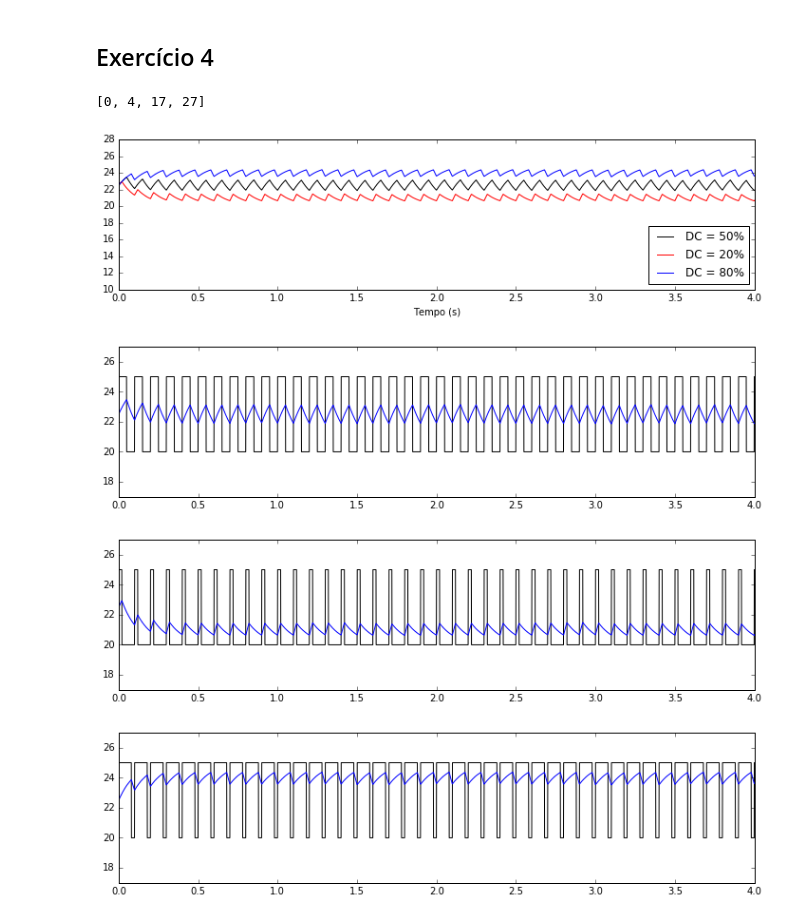
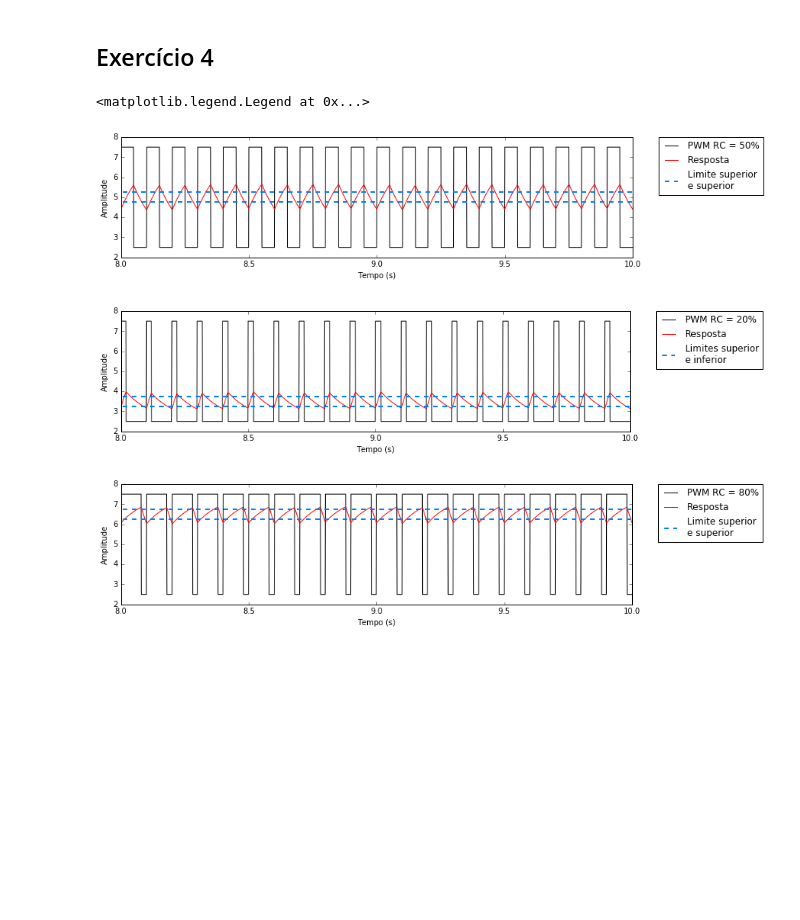
Before and after one commit to julionaojulho/machine-learning, a Jupyter notebook: Exercícios de fixação.ipynb, the cells around one changed output. Drawn from its saved outputs; the diff is of its cells as text; code cells hidden in the pictures; blank space fills up the shorter version.

```diff
--- a/Exercícios de fixação.ipynb
+++ b/Exercícios de fixação.ipynb
@@ -93,46 +93,57 @@ for i,k in fs:
 # %%
 t = np.arange(0,10,0.001)
 tau = 100e-3
 tf = signal.TransferFunction([1],[tau,1])
-u1 = 2.5 * signal.square(2*np.pi*10*t/1,duty=0.5) + 22.5
-resp1 = signal.lsim2(tf,U=u1,T=t,X0=2.25)
-u2 = 2.5 * signal.square(2*np.pi*10*t/1,duty=0.2) + 22.5
-resp2 = signal.lsim2(tf,U=u2,T=t,X0=2.25)
-u3 = 2.5 * signal.square(2*np.pi*10*t/1,duty=0.8) + 22.5
-resp3 = signal.lsim2(tf,U=u3,T=t,X0=2.25)
+u1 = 2.5 * signal.square(2*np.pi*10*t,duty=0.5) + 5
+resp1 = signal.lsim2(tf,U=u1,T=t,X0=0.5)
+u2 = 2.5 * signal.square(2*np.pi*10*t,duty=0.2) + 5
+resp2 = signal.lsim2(tf,U=u2,T=t,X0=0.5)
+u3 = 2.5 * signal.square(2*np.pi*10*t,duty=0.8) + 5
+resp3 = signal.lsim2(tf,U=u3,T=t,X0=0.5)
 
 plt.figure(figsize = (12,4/np.sqrt(2)))
-plt.plot(resp1[0],resp1[1],'k',label='DC = 50%')
-plt.plot(resp2[0],resp2[1],'r',label='DC = 20%')
-plt.plot(resp3[0],resp3[1],'b',label='DC = 80%')
-plt.plot([0,100],[5,5],'k--')
-plt.plot([0,100],[-5,-5],'k--')
-plt.plot([0,100],[4.5,4.5],'r--')
-plt.plot([0,100],[-4.5,-4.5],'r--')
-plt.axis([0,4,10,28])
+plt.plot(t,u1,'k',label='PWM RC = 50%')
+plt.plot(resp1[0],resp1[1],'r',label='Resposta')
+plt.plot([0,10],[5.25,5.25],'--',color='#007FFF',
+         linewidth=2,label='Limite superior\ne superior')
+plt.plot([0,10],[4.75,4.75],'--',color='#007FFF',
+         linewidth=2)
+plt.ylabel('Amplitude')
 plt.xlabel('Tempo (s)')
-plt.legend(loc='lower right')
+plt.axis([8,10,2,8])
+plt.legend(bbox_to_anchor=(1.05, 1),
+           loc=2, borderaxespad=0.)
 
 plt.figure(figsize = (12,4/np.sqrt(2)))
-plt.plot(t,u1,'k')
-plt.plot(resp1[0],resp1[1])
-plt.axis([0,4,17,27])
+plt.plot(t,u2,'k',label='PWM RC = 20%')
+plt.plot(resp2[0],resp2[1],'r',label='Resposta')
+plt.plot([0,10],[3.75,3.75],'--',color='#007FFF',
+         linewidth=2,label='Limites superior\ne inferior')
+plt.plot([0,10],[3.25,3.25],'--',color='#007FFF',
+         linewidth=2)
+plt.ylabel('Amplitude')
+plt.xlabel('Tempo (s)')
+plt.axis([8,10,2,8])
+plt.legend(bbox_to_anchor=(1.05, 1),
+           loc=2, borderaxespad=0.)
 
 plt.figure(figsize = (12,4/np.sqrt(2)))
-plt.plot(t,u2,'k')
-plt.plot(resp2[0],resp2[1])
-plt.axis([0,4,17,27])
-
-plt.figure(figsize = (12,4/np.sqrt(2)))
-plt.plot(t,u3,'k')
-plt.plot(resp3[0],resp3[1])
-plt.axis([0,4,17,27])
+plt.plot(t,u3,'k',label='PWM RC = 80%')
+plt.plot(resp3[0],resp3[1],'r',label='Resposta')
+plt.plot([0,10],[6.75,6.75],'--',color='#007FFF',
+         linewidth=2,label='Limite superior\ne superior')
+plt.plot([0,10],[6.25,6.25],'--',color='#007FFF',
+         linewidth=2)
+plt.ylabel('Amplitude')
+plt.xlabel('Tempo (s)')
+plt.axis([8,10,2,8])
+plt.legend(bbox_to_anchor=(1.05, 1),
+           loc=2, borderaxespad=0.)
 # %% [output]
-[0, 4, 17, 27]
+<matplotlib.legend.Legend at 0x...>
-[figure, old version]
+[figure, new version]
-[figure, old version]
+[figure, new version]
-[figure, old version]
+[figure, new version]
-[figure, removed]
 # %%
 U1 = np.fft.fft(u1)
 U1 = 2 * U1 / len(U1)
```
Also changed, not shown: parts of 8 cells of this notebook.
